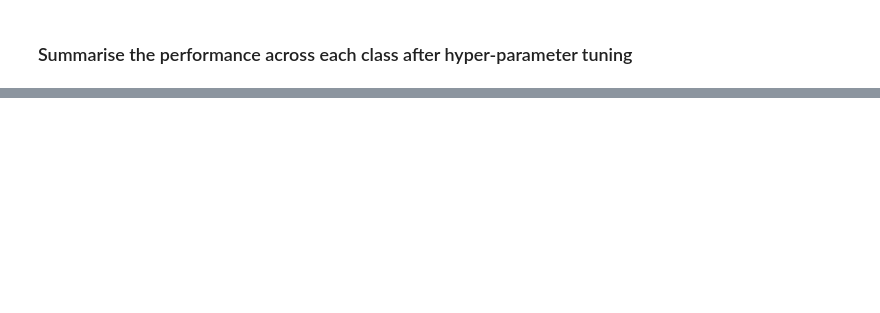
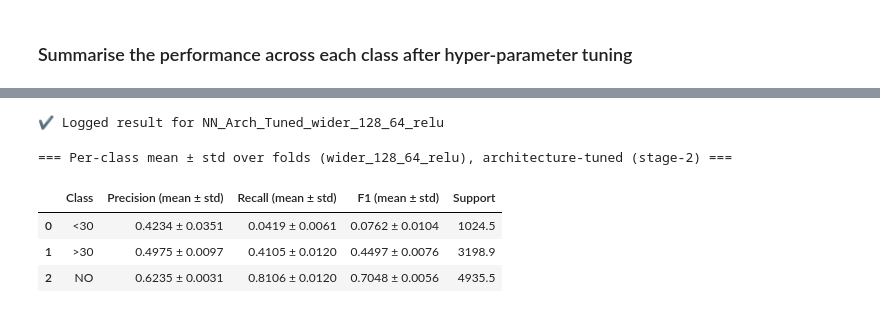
Before and after one commit to levon-d/BENG0095_Coursework, a Jupyter notebook: notebooks/main.ipynb, the cells around one changed output, grey strips where cells are left out. Cells and saved outputs as stored; diff of their text form; code cells hidden in the pictures; blank space fills up the shorter version.

```diff
--- a/notebooks/main.ipynb
+++ b/notebooks/main.ipynb
@@ -1087,6 +1119,14 @@ Steps:
 2. Wrap it in 10-fold cross-validation.
 
 3. Tune hyperparameters (Ir, hidden sizes, epochs, batch size etc.)
+# %%
+# Compute class weights once per traning fold
+def compute_class_weights_from_onehot(Y_onehot):
+    y=np.argmax(Y_onehot, axis=1)
+    C=Y_onehot.shape[1]
+    counts =np.bincount(y, minlength=C).astype(np.float32)
+    w=counts.sum()/(C*counts+1e-15).astype(np.float32)
+    return w.astype(np.float32)
 # %% [markdown]
 ### Training with 10-fold cross-validation with random initialisation
 
@@ -1905,0 +1861,20 @@ log_result(f"{model_name}_Val_F1_Weighted_Mean_Score", float(np.mean([d['val_f1_
+# %%
+# quick sanity check by running architectures on the first fold only + shortlist the candidates for full CV later
+fold_idx = 0
+train_idx, val_idx = folds[fold_idx]
+X_train, Y_train = X_norm[train_idx], y_onehot[train_idx]
+X_val, Y_val = X_norm[val_idx], y_onehot[val_idx]
+
+seeds = [0, 1, 2]  # random seeds for restarts
+
+arch_results = []  # store results for each architecture
+
+for arch in ARCH_CONFIGS:
+    best = run_one_fold_with_restarts(X_train, Y_train, X_val, Y_val, arch, seeds)
+    print(
+        f"{arch['name']}: best_seed={best['seed']} | "
+        f"F1_macro={best['val_metrics']['f1_macro']:.3f} | "
+        f"F1_w={best['val_metrics']['f1_weighted']:.3f} | "
+        f"acc={best['val_metrics']['accuracy']:.3f}"
+    )
+    arch_results.append((arch['name'], best))
@@ -1905,0 +1977,24 @@ log_result(f"{model_name}_Val_F1_Weighted_Mean_Score", float(np.mean([d['val_f1_
+# %%
+# log the mean metics of the best architecture from the CV into the provided logger
+model_name = f"NN_Arch_Tuned_{best_arch_name}"
+
+# Extract macro-F1 across folds
+val_f1_macros = np.array([d["val_f1_macro"] for d in best_arch_summaries])
+
+mean_f1_macro = float(np.mean(val_f1_macros))
+std_f1_macro  = float(np.std(val_f1_macros, ddof=1))
+
+# Optional: concise metadata for traceability
+params = {
+    "stage": "architecture_tuning",
+    "architecture": best_arch_name,
+    "cv": "10-fold"
+}
+
+notes = (
+    "Architecture selection based on macro-F1; "
+    "reported score is mean ± std over CV folds"
+)
+log_result(model_name, params, mean_f1_macro, std_f1_macro, notes=notes)
+# %% [output]
+✔ Logged result for NN_Arch_Tuned_wider_128_64_relu
@@ -1906,15 +2011,26 @@ log_result(f"{model_name}_Val_F1_Weighted_Mean_Score", float(np.mean([d['val_f1_
 # %%
 class_names = ['<30', '>30', 'NO']   # must match one-hot order
 fold_metrics_detailed = []
 
-for fold_idx, (score, seed, bestW, bestB, hist) in enumerate(best_arch):
+# get architecture config for the selected best architecture (if available)
+arch_lookup = {a["name"]: a for a in ARCH_CONFIGS}
+best_arch_cfg = arch_lookup.get(best_arch_name, None)
+
+# iterate over the stored per-fold best models for the selected architecture
+# these are stored in `fold_results_tuned` (format: (val_metric, seed, weights, biases, history))
+for fold_idx, (score, seed, bestW, bestB, hist) in enumerate(fold_results_tuned):
     _, val_idx = folds[fold_idx]
     X_val, Y_val = X_norm[val_idx], y_onehot[val_idx]
 
-    m_val = evaluate_fold(X_val, Y_val, bestW, bestB, arch["activation_funcs"] if "activation_funcs" in arch else activation_funcs)
+    act_funcs = best_arch_cfg["activation_funcs"] if (best_arch_cfg is not None and "activation_funcs" in best_arch_cfg) else activation_funcs
+    m_val = evaluate_fold(X_val, Y_val, bestW, bestB, act_funcs)
     fold_metrics_detailed.append(m_val)
 
 per_class_summary = summarise_per_class_over_folds(fold_metrics_detailed, class_names)
 print_per_class_summary(per_class_summary, title=f"Per-class mean ± std over folds ({best_arch_name}), architecture-tuned (stage-2)")
-arch_lookup = {a["name"]: a for a in ARCH_CONFIGS}
-best_arch_cfg = arch_lookup[best_arch_name]
+# %% [output]
+=== Per-class mean ± std over folds (wider_128_64_relu), architecture-tuned (stage-2) ===
+|  | Class | Precision (mean ± std) | Recall (mean ± std) | F1 (mean ± std) | Support |
+| 0 | <30 | 0.4234 ± 0.0351 | 0.0419 ± 0.0061 | 0.0762 ± 0.0104 | 1024.5 |
+| 1 | >30 | 0.4975 ± 0.0097 | 0.4105 ± 0.0120 | 0.4497 ± 0.0076 | 3198.9 |
+| 2 | NO | 0.6235 ± 0.0031 | 0.8106 ± 0.0120 | 0.7048 ± 0.0056 | 4935.5 |
```
Also changed, not shown: parts of 43 cells of this notebook, 2 other files.
